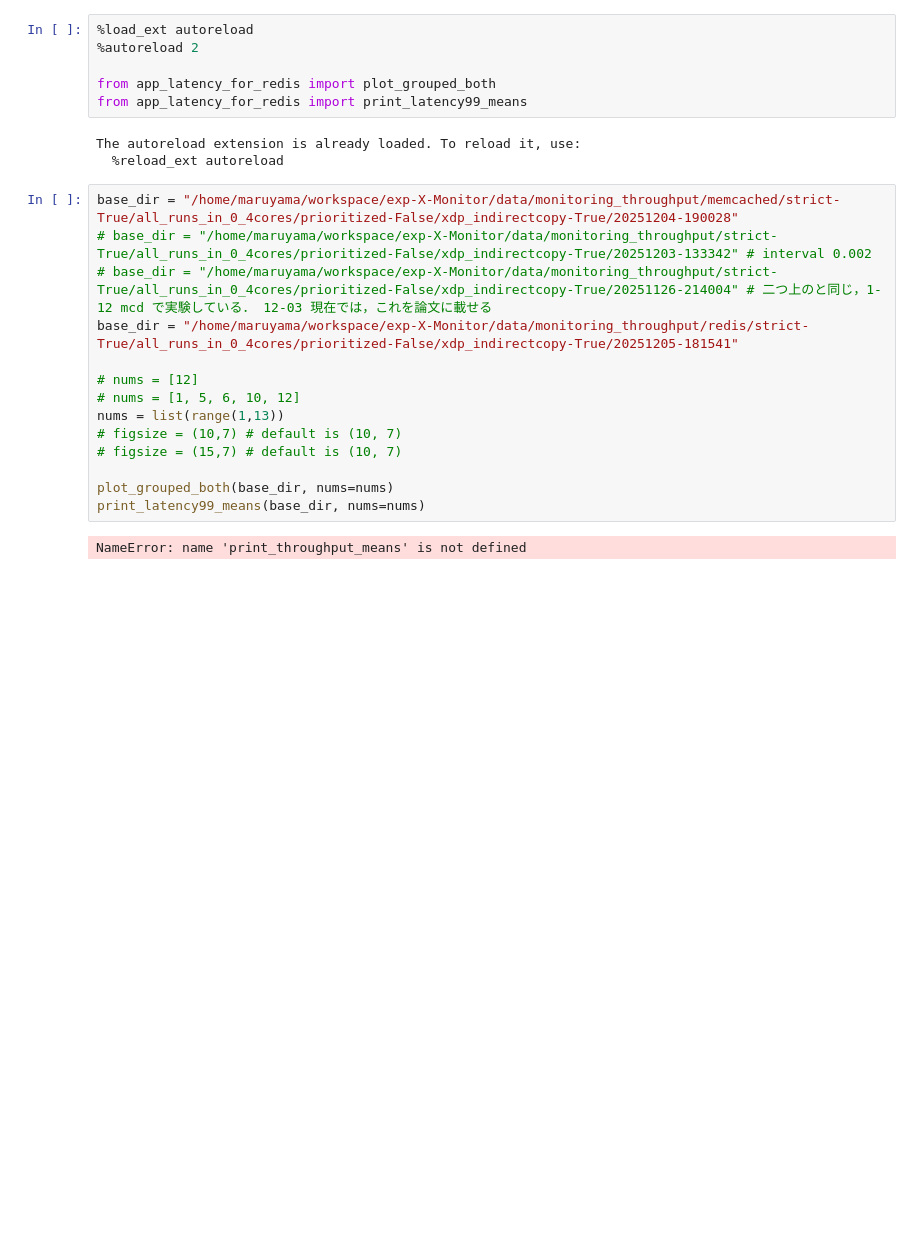
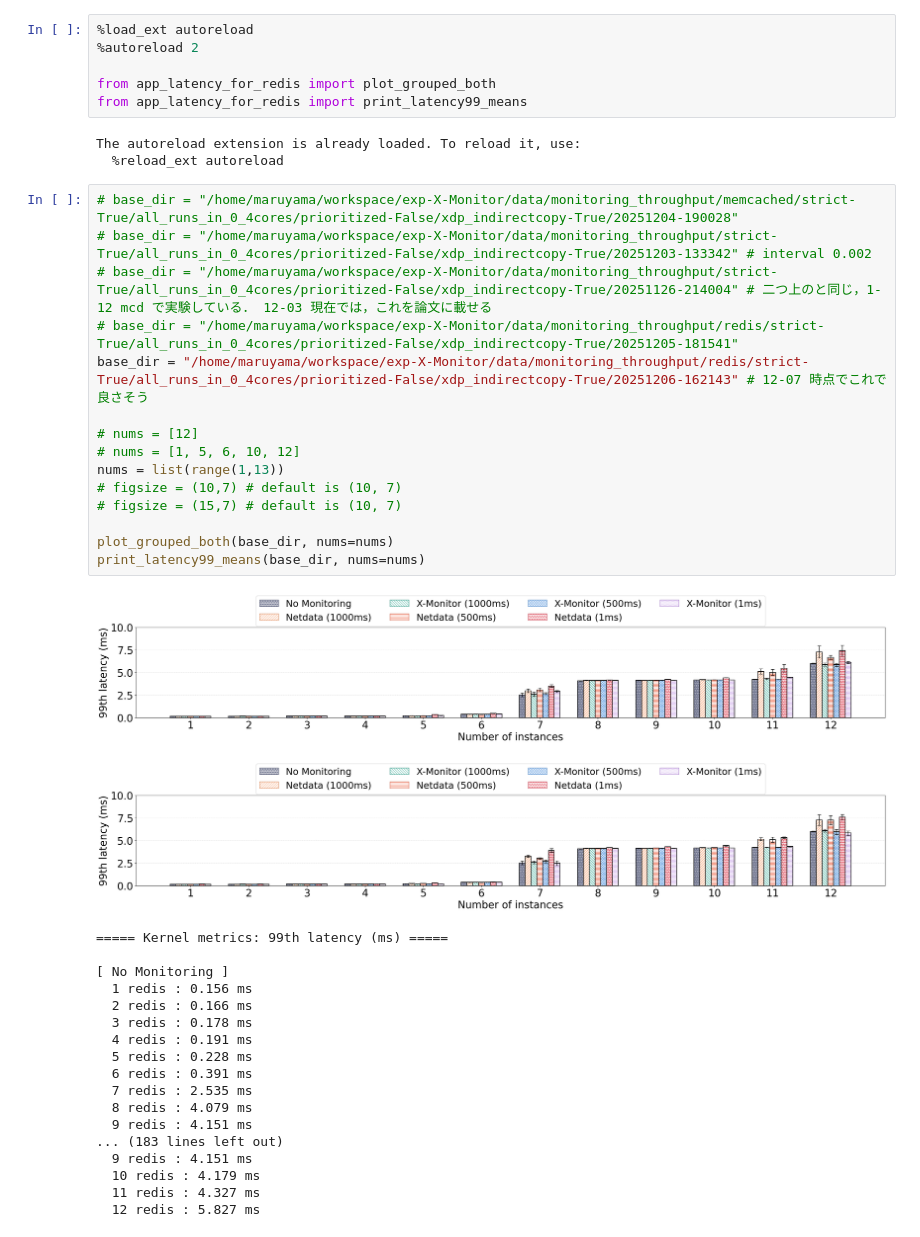
Before and after one commit to yukimaruyama2023/exp-X-Monitor, a Jupyter notebook: graph/app_latency_for_redis.ipynb, the cells around one changed output. Drawn from its saved outputs; the diff is of its cells as text; blank space fills up the shorter version.

```diff
--- a/graph/app_latency_for_redis.ipynb
+++ b/graph/app_latency_for_redis.ipynb
@@ -8,18 +8,37 @@ from app_latency_for_redis import print_latency99_means
 The autoreload extension is already loaded. To reload it, use:
   %reload_ext autoreload
 # %%
-base_dir = "/home/maruyama/workspace/exp-X-Monitor/data/monitoring_throughput/memcached/strict-True/all_runs_in_0_4cores/prioritized-False/xdp_indirectcopy-True/20251204-190028"
+# base_dir = "/home/maruyama/workspace/exp-X-Monitor/data/monitoring_throughput/memcached/strict-True/all_runs_in_0_4cores/prioritized-False/xdp_indirectcopy-True/20251204-190028"
 # base_dir = "/home/maruyama/workspace/exp-X-Monitor/data/monitoring_throughput/strict-True/all_runs_in_0_4cores/prioritized-False/xdp_indirectcopy-True/20251203-133342" # interval 0.002
 # base_dir = "/home/maruyama/workspace/exp-X-Monitor/data/monitoring_throughput/strict-True/all_runs_in_0_4cores/prioritized-False/xdp_indirectcopy-True/20251126-214004" # 二つ上のと同じ，1-12 mcd で実験している． 12-03 現在では，これを論文に載せる
-base_dir = "/home/maruyama/workspace/exp-X-Monitor/data/monitoring_throughput/redis/strict-True/all_runs_in_0_4cores/prioritized-False/xdp_indirectcopy-True/20251205-181541"
+# base_dir = "/home/maruyama/workspace/exp-X-Monitor/data/monitoring_throughput/redis/strict-True/all_runs_in_0_4cores/prioritized-False/xdp_indirectcopy-True/20251205-181541"
+base_dir = "/home/maruyama/workspace/exp-X-Monitor/data/monitoring_throughput/redis/strict-True/all_runs_in_0_4cores/prioritized-False/xdp_indirectcopy-True/20251206-162143" # 12-07 時点でこれで良さそう
 
 # nums = [12]
 # nums = [1, 5, 6, 10, 12]
 nums = list(range(1,13))
 # figsize = (10,7) # default is (10, 7)
 # figsize = (15,7) # default is (10, 7)
 
 plot_grouped_both(base_dir, nums=nums)
 print_latency99_means(base_dir, nums=nums)
 # %% [output]
+[figure, added]
+[figure, added]
-NameError: name 'print_throughput_means' is not defined
+===== Kernel metrics: 99th latency (ms) =====
+
+[ No Monitoring ]
+  1 redis : 0.156 ms
+  2 redis : 0.166 ms
+  3 redis : 0.178 ms
+  4 redis : 0.191 ms
+  5 redis : 0.228 ms
+  6 redis : 0.391 ms
+  7 redis : 2.535 ms
+  8 redis : 4.079 ms
+  9 redis : 4.151 ms
+... (183 lines left out)
+  9 redis : 4.151 ms
+  10 redis : 4.179 ms
+  11 redis : 4.327 ms
+  12 redis : 5.827 ms
```
Also changed, not shown: 8 other files.
